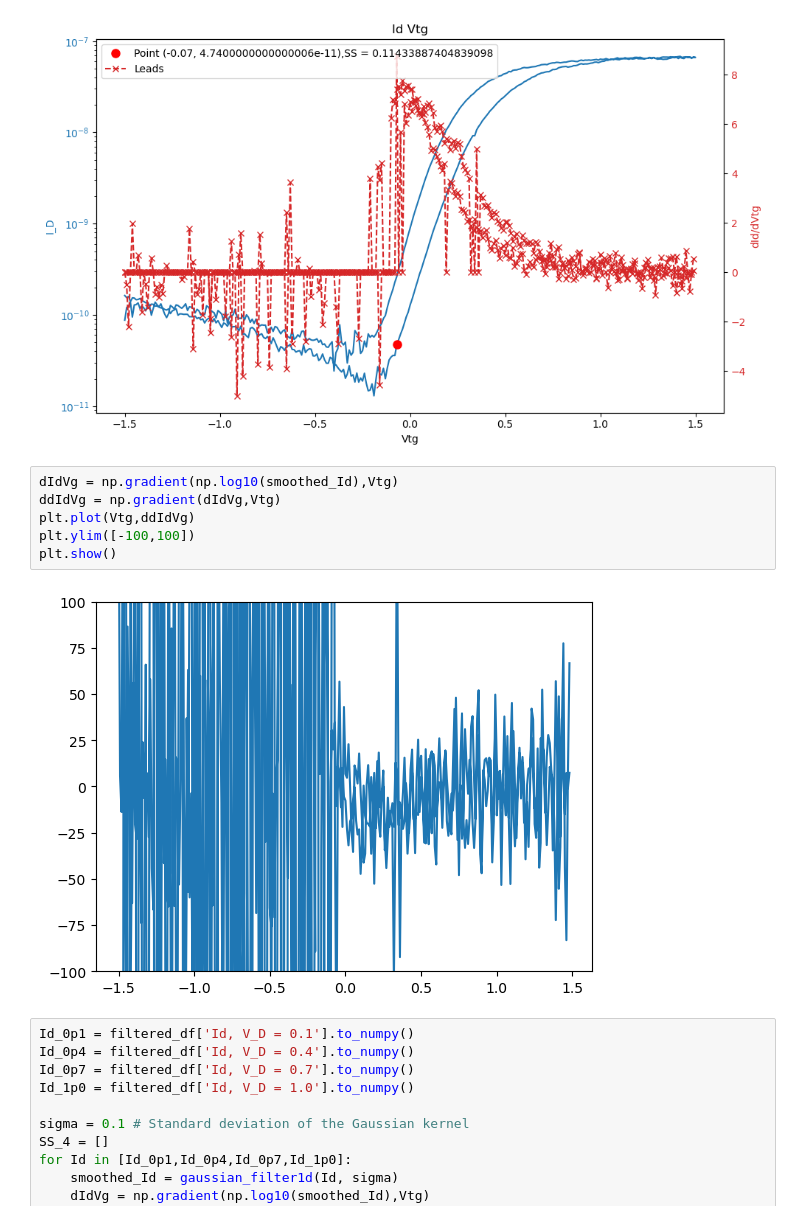
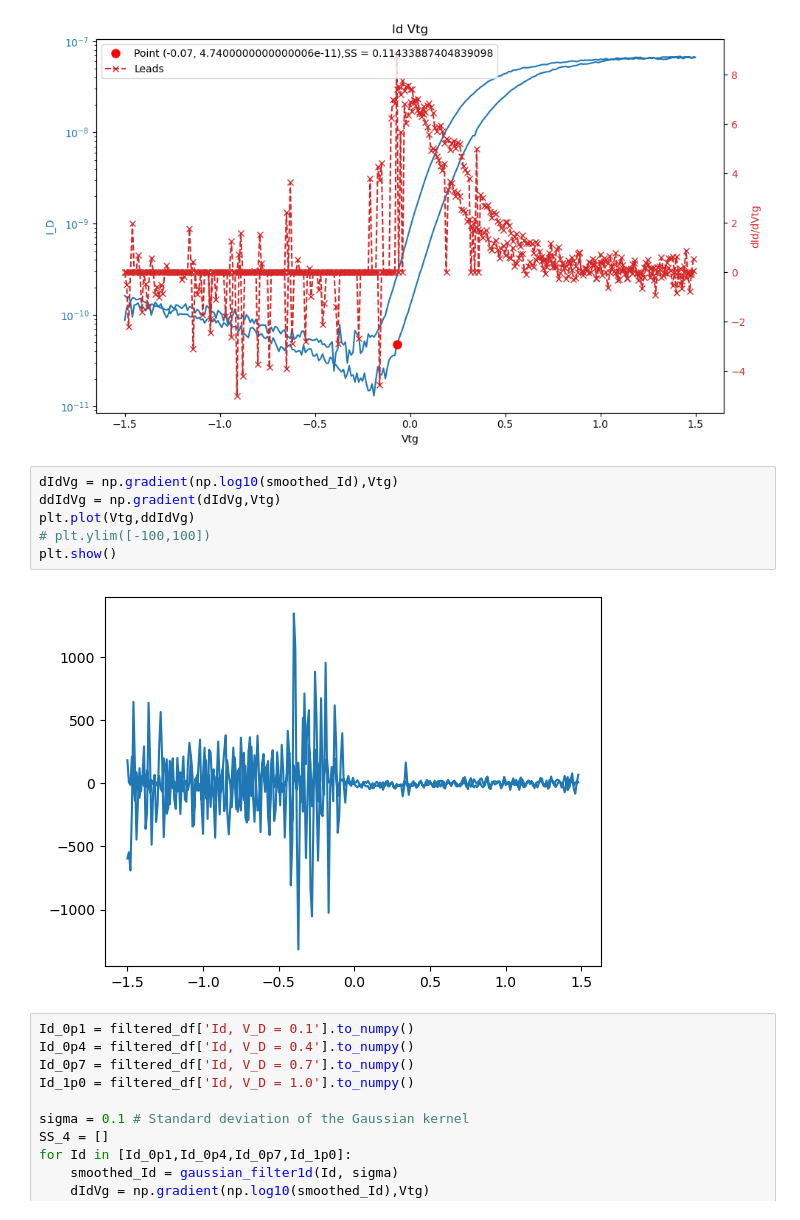
Before and after one commit to Integralophie/MoS2_data_cleaning, a Jupyter notebook: data_cleaning_IdVtg_10mV.ipynb, the cells around one changed output. Drawn from its saved outputs; the diff is of its cells as text.

```diff
--- a/data_cleaning_IdVtg_10mV.ipynb
+++ b/data_cleaning_IdVtg_10mV.ipynb
@@ -332,11 +332,11 @@ plt.show()
 # %%
 dIdVg = np.gradient(np.log10(smoothed_Id),Vtg)
 ddIdVg = np.gradient(dIdVg,Vtg)
 plt.plot(Vtg,ddIdVg)
-plt.ylim([-100,100])
+# plt.ylim([-100,100])
 plt.show()
 # %% [output]
-[figure, old version]
+[figure, new version]
 # %%
 Id_0p1 = filtered_df['Id, V_D = 0.1'].to_numpy()
 Id_0p4 = filtered_df['Id, V_D = 0.4'].to_numpy()
```
Also changed, not shown: parts of 1 cell of this notebook.
